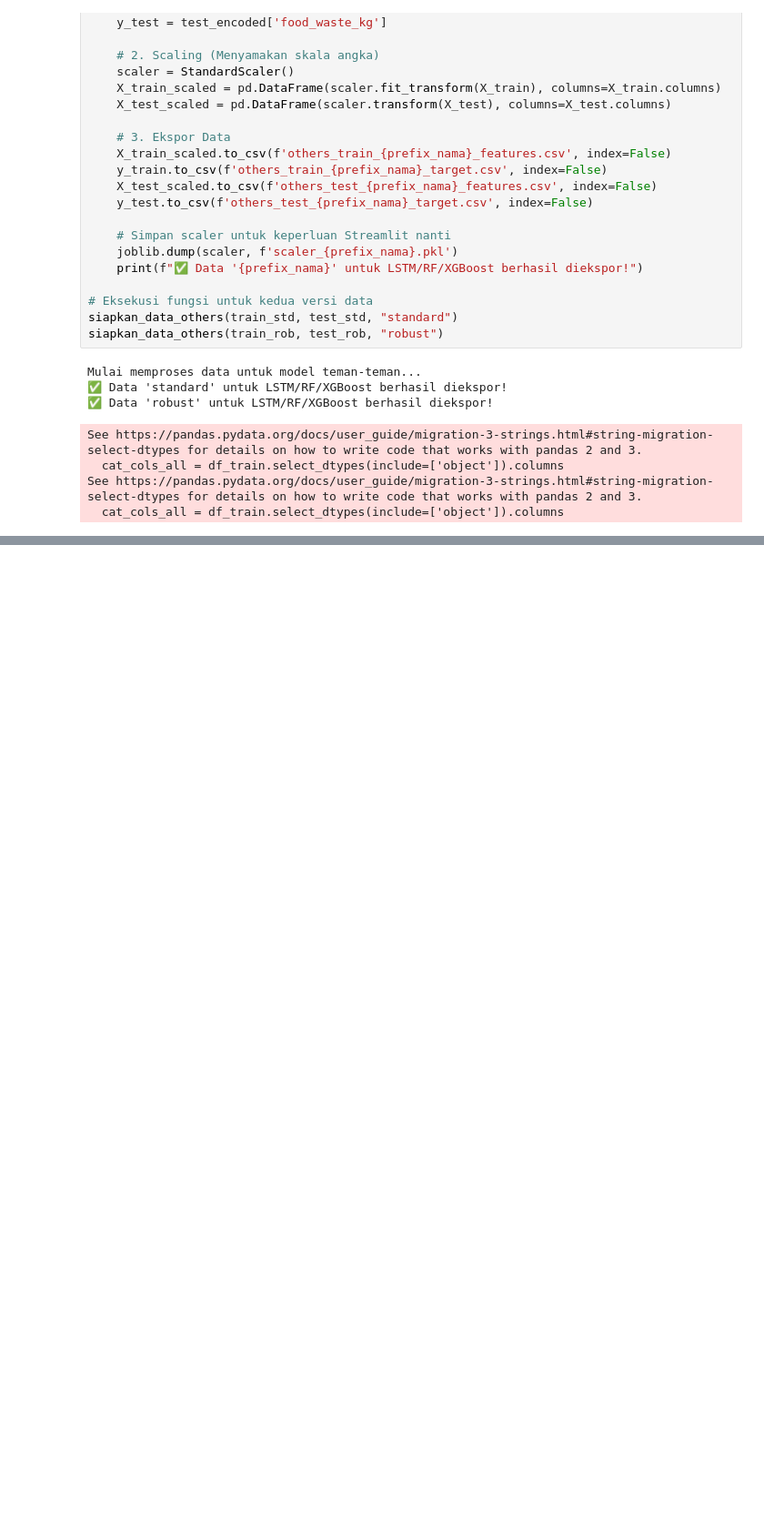
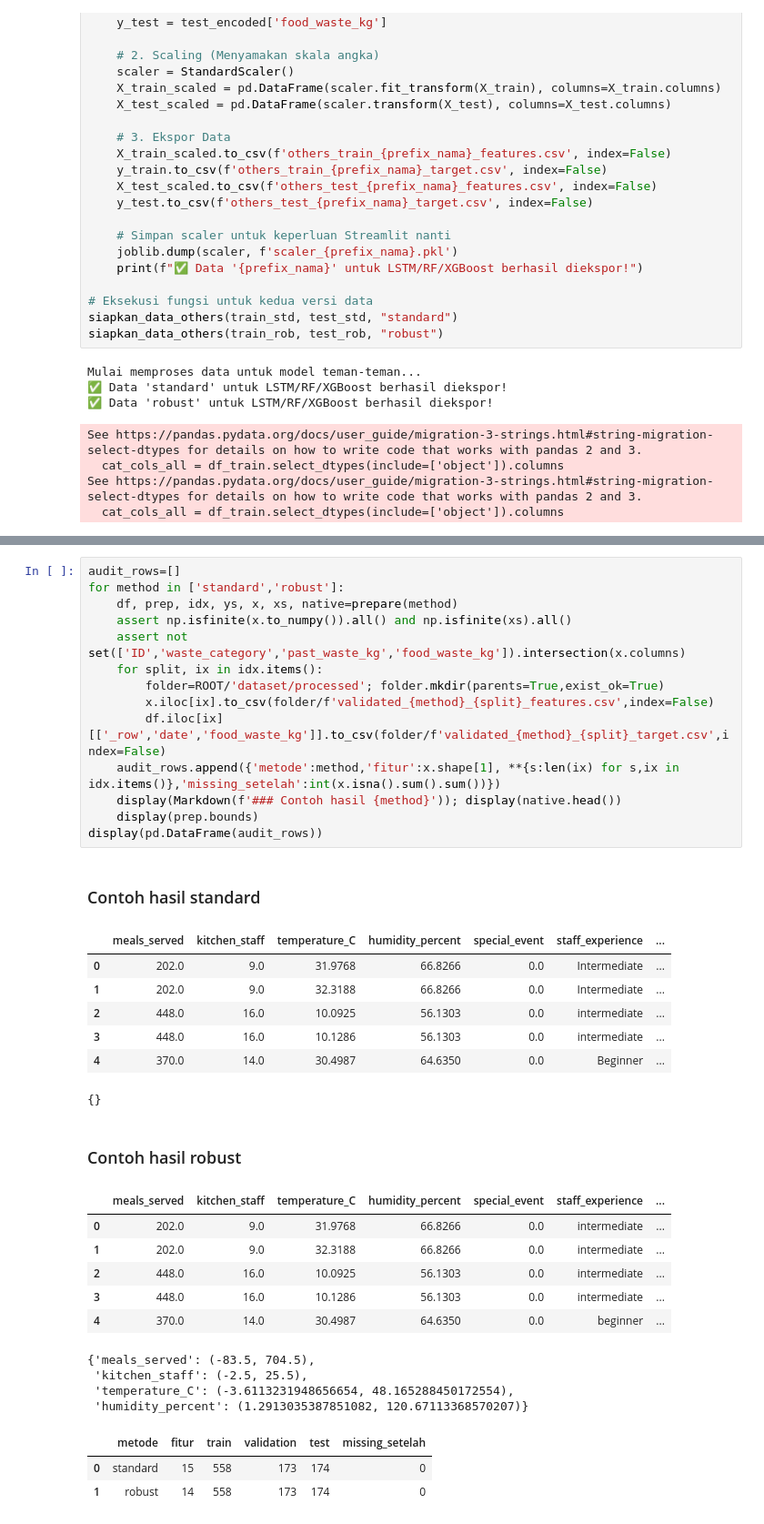
Before and after one commit to intananggreini99/foodSaveProject, a Jupyter notebook: notebooks/03_Standard_Robust_Preprocessing.ipynb, the cells around one changed output, grey strips where cells are left out. Shown at 91% size. Drawn from its saved outputs; the diff is of its cells as text; blank space fills up the shorter version.

```diff
--- a/notebooks/03_Standard_Robust_Preprocessing.ipynb
+++ b/notebooks/03_Standard_Robust_Preprocessing.ipynb
@@ -129,0 +172,37 @@ See https://pandas.pydata.org/docs/user_guide/migration-3-strings.html#string-mi
+# %%
+audit_rows=[]
+for method in ['standard','robust']:
+    df, prep, idx, ys, x, xs, native=prepare(method)
+    assert np.isfinite(x.to_numpy()).all() and np.isfinite(xs).all()
+    assert not set(['ID','waste_category','past_waste_kg','food_waste_kg']).intersection(x.columns)
+    for split, ix in idx.items():
+        folder=ROOT/'dataset/processed'; folder.mkdir(parents=True,exist_ok=True)
+        x.iloc[ix].to_csv(folder/f'validated_{method}_{split}_features.csv',index=False)
+        df.iloc[ix][['_row','date','food_waste_kg']].to_csv(folder/f'validated_{method}_{split}_target.csv',index=False)
+    audit_rows.append({'metode':method,'fitur':x.shape[1], **{s:len(ix) for s,ix in idx.items()},'missing_setelah':int(x.isna().sum().sum())})
+    display(Markdown(f'### Contoh hasil {method}')); display(native.head())
+    display(prep.bounds)
+display(pd.DataFrame(audit_rows))
+# %% [output]
+### Contoh hasil standard
+|  | meals_served | kitchen_staff | temperature_C | humidity_percent | special_event | staff_experience | ... |
+| 0 | 202.0 | 9.0 | 31.9768 | 66.8266 | 0.0 | Intermediate | ... |
+| 1 | 202.0 | 9.0 | 32.3188 | 66.8266 | 0.0 | Intermediate | ... |
+| 2 | 448.0 | 16.0 | 10.0925 | 56.1303 | 0.0 | intermediate | ... |
+| 3 | 448.0 | 16.0 | 10.1286 | 56.1303 | 0.0 | intermediate | ... |
+| 4 | 370.0 | 14.0 | 30.4987 | 64.6350 | 0.0 | Beginner | ... |
+{}
+### Contoh hasil robust
+|  | meals_served | kitchen_staff | temperature_C | humidity_percent | special_event | staff_experience | ... |
+| 0 | 202.0 | 9.0 | 31.9768 | 66.8266 | 0.0 | intermediate | ... |
+| 1 | 202.0 | 9.0 | 32.3188 | 66.8266 | 0.0 | intermediate | ... |
+| 2 | 448.0 | 16.0 | 10.0925 | 56.1303 | 0.0 | intermediate | ... |
+| 3 | 448.0 | 16.0 | 10.1286 | 56.1303 | 0.0 | intermediate | ... |
+| 4 | 370.0 | 14.0 | 30.4987 | 64.6350 | 0.0 | beginner | ... |
+{'meals_served': (-83.5, 704.5),
+ 'kitchen_staff': (-2.5, 25.5),
+ 'temperature_C': (-3.6113231948656654, 48.165288450172554),
+ 'humidity_percent': (1.2913035387851082, 120.67113368570207)}
+|  | metode | fitur | train | validation | test | missing_setelah |
+| 0 | standard | 15 | 558 | 173 | 174 | 0 |
+| 1 | robust | 14 | 558 | 173 | 174 | 0 |
```
Also changed, not shown: parts of 11 cells of this notebook, 12 other files.
